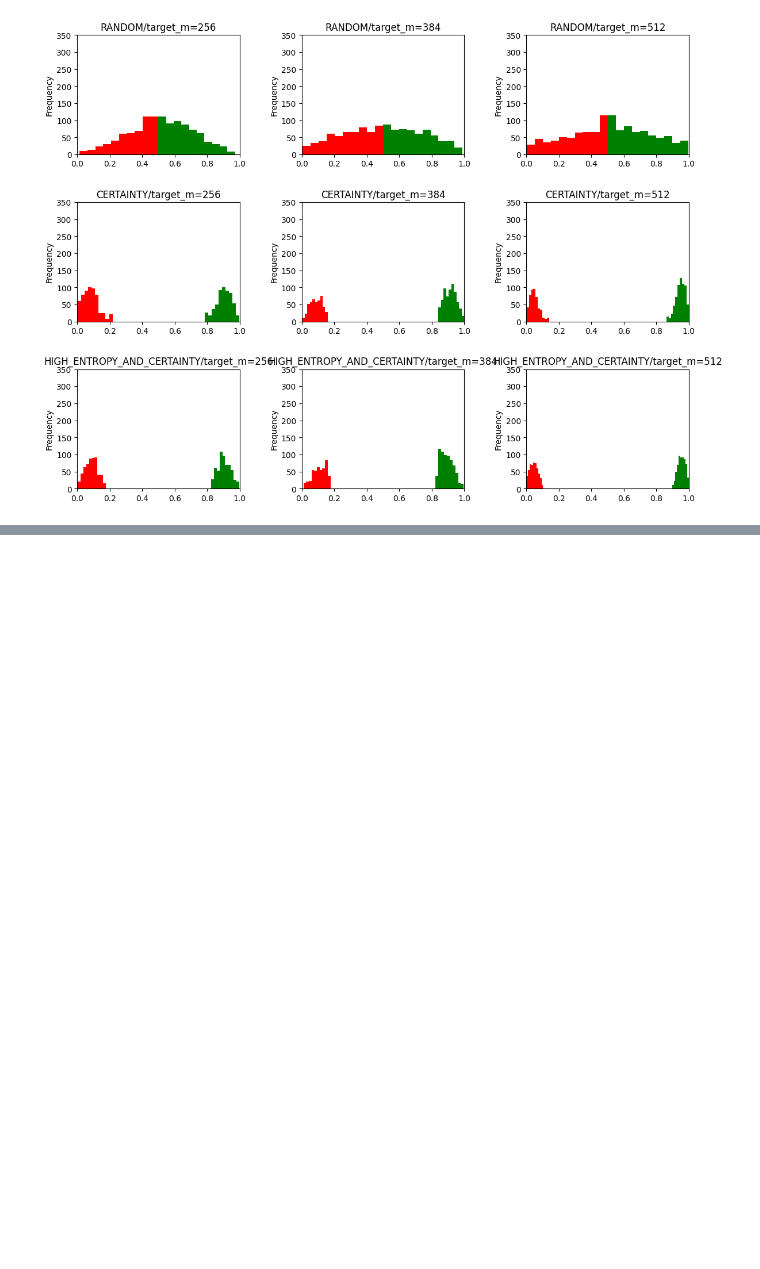
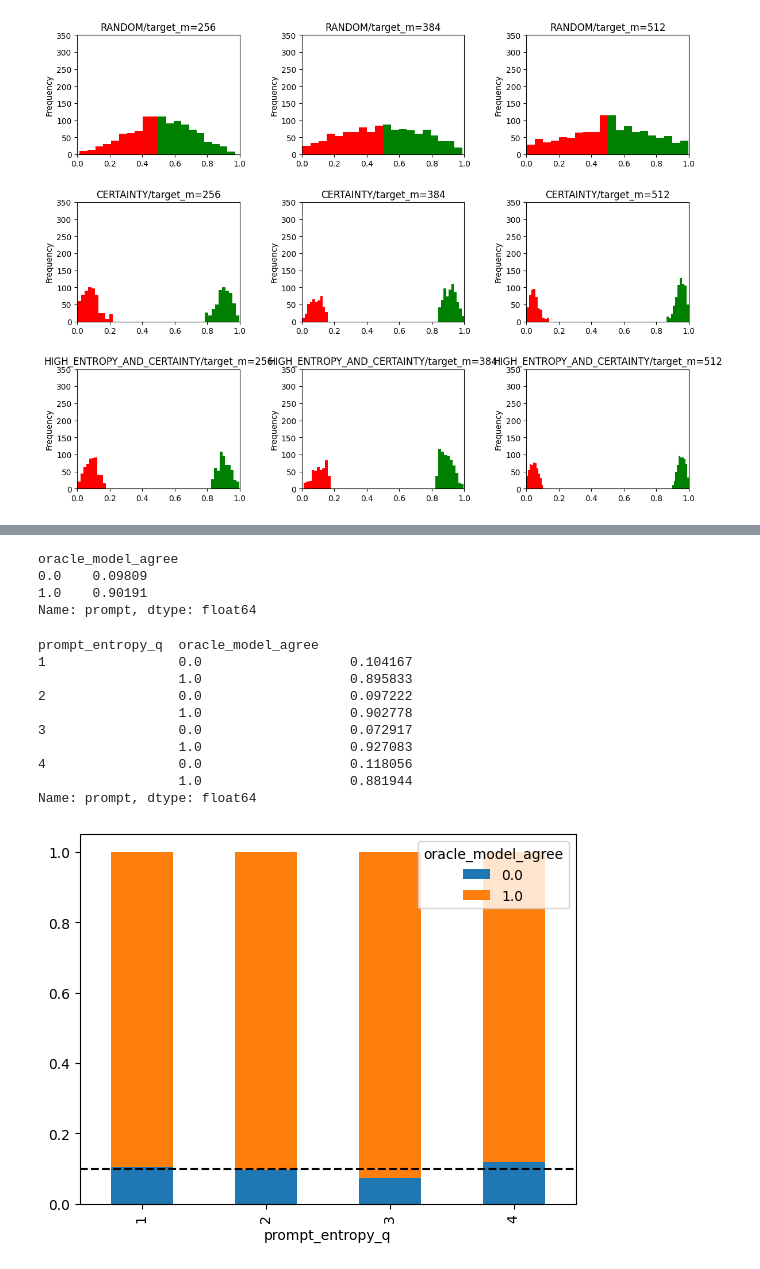
Before and after one commit to willmuldrew/active-preference-learning, a Jupyter notebook: notebooks/analyse_model_training_data.ipynb, the cells around one changed output, grey strips where cells are left out. Saved outputs shown, nothing was run; the diff lists cells and outputs as text; code cells hidden in the pictures; blank space fills up the shorter version.

```diff
--- a/notebooks/analyse_model_training_data.ipynb
+++ b/notebooks/analyse_model_training_data.ipynb
@@ -164,0 +173,14 @@ plot_confidence_histos(ACQ_FNS, [256, 384, 512], df_tldr, 350)
+# %%
+def analyse_entropy_vs_accuracy(df, m, quantiles):
+    df = df[(df.target_m == m) & (~df.prompt_entropy.isnull())].copy()
+
+    df["prompt_entropy_q"] = pd.qcut(df["prompt_entropy"], quantiles, [f"{i+1}" for i in range(quantiles)])
+
+    overall_agree_rate_df = df.groupby("oracle_model_agree").prompt.count() / len(df)
+    display(overall_agree_rate_df)
+
+    agree_rate_df = df.groupby(["prompt_entropy_q", "oracle_model_agree"]).prompt.count() / df.groupby(["prompt_entropy_q"]).prompt.count()
+
+    display(agree_rate_df)
+    ax = agree_rate_df.unstack(level=1).plot.bar(stacked=True)
+    ax.axhline(overall_agree_rate_df.loc[0.0], linestyle="--", color="black")
@@ -164,0 +193,18 @@ plot_confidence_histos(ACQ_FNS, [256, 384, 512], df_tldr, 350)
+# %%
+analyse_entropy_vs_accuracy(df_imdb, 256, 4)
+# %% [output]
+oracle_model_agree
+0.0    0.09809
+1.0    0.90191
+Name: prompt, dtype: float64
+prompt_entropy_q  oracle_model_agree
+1                 0.0                   0.104167
+                  1.0                   0.895833
+2                 0.0                   0.097222
+                  1.0                   0.902778
+3                 0.0                   0.072917
+                  1.0                   0.927083
+4                 0.0                   0.118056
+                  1.0                   0.881944
+Name: prompt, dtype: float64
+[figure, added]
```
Also changed, not shown: parts of 6 cells of this notebook.
